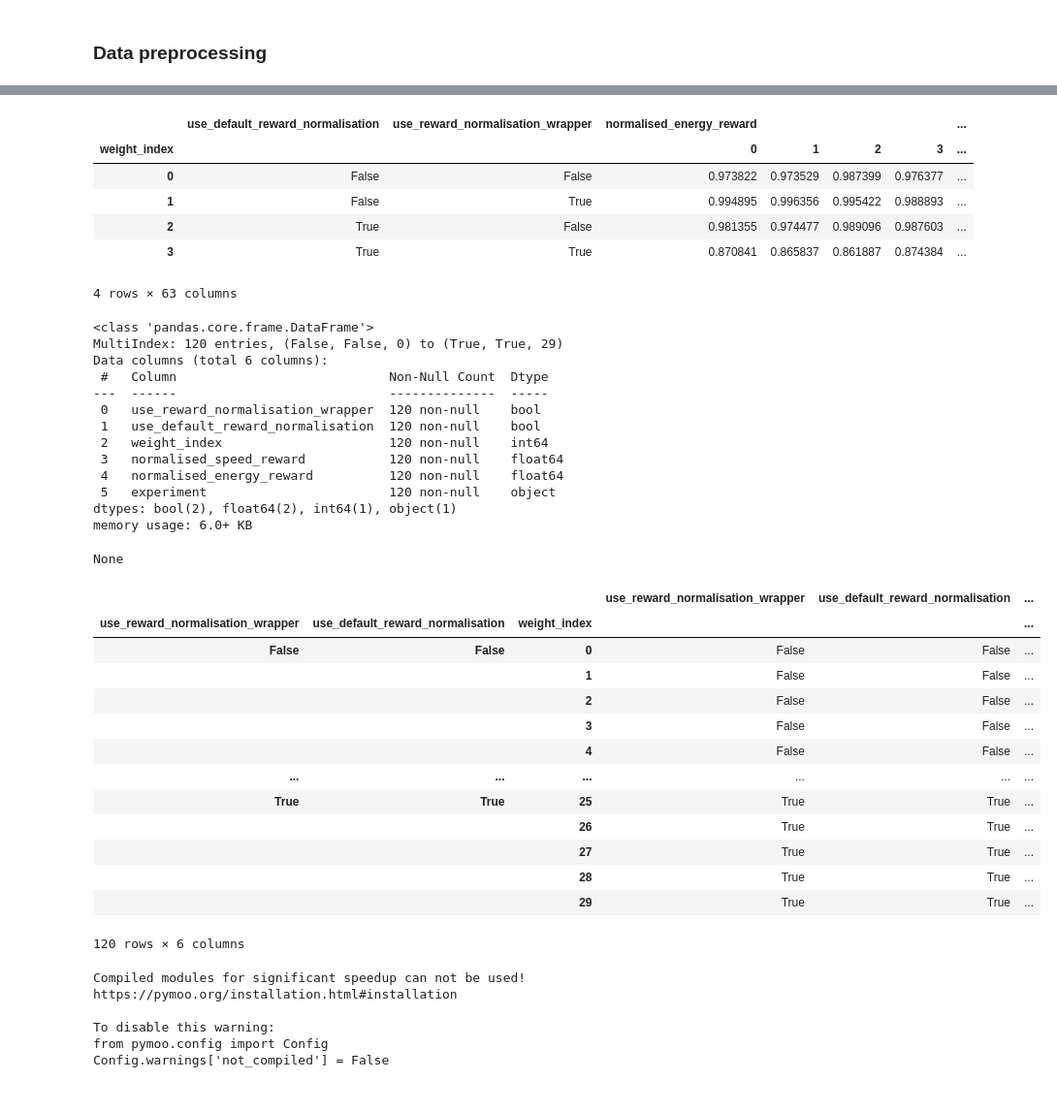
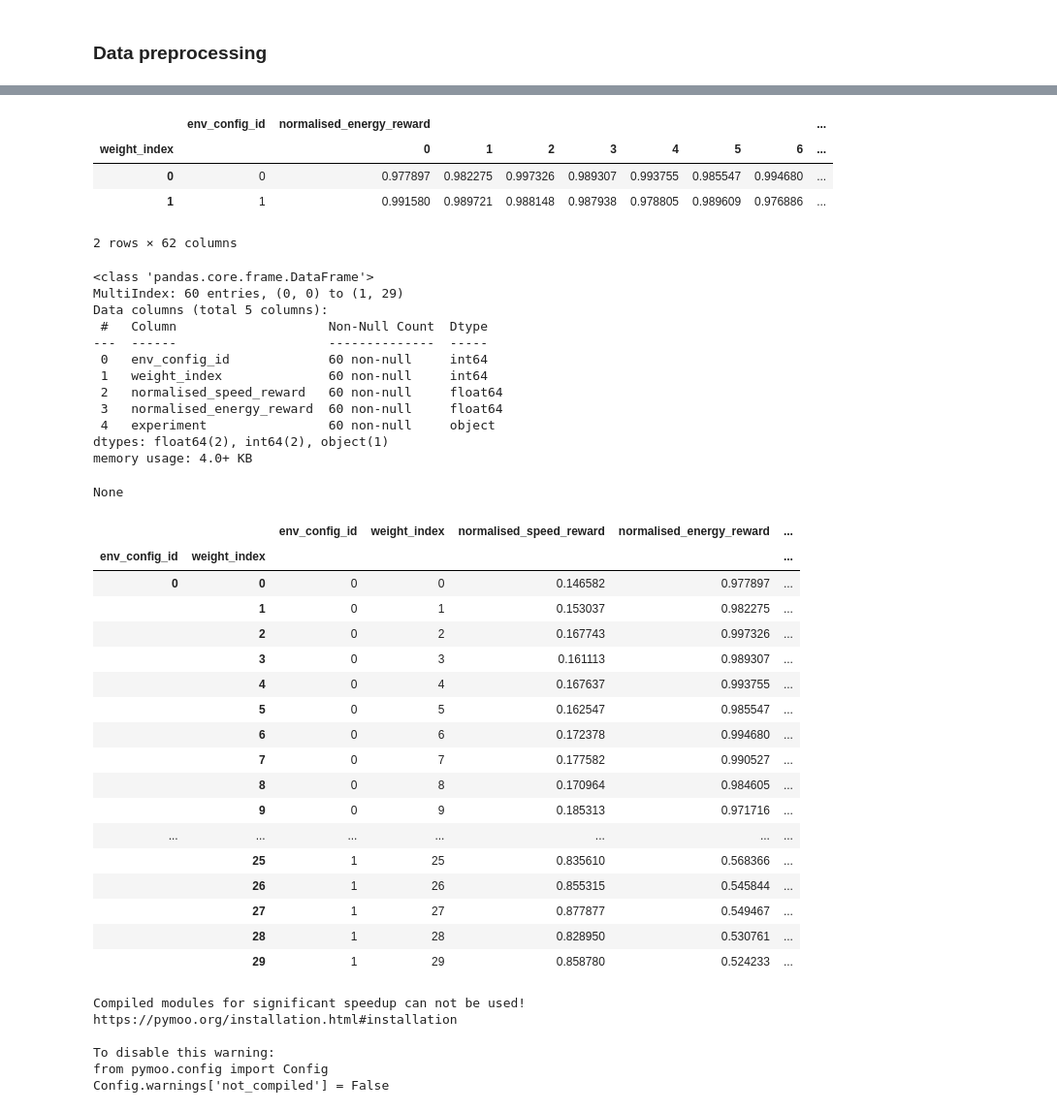
Before and after one commit to whl020406/moma-rl-ad, a Jupyter notebook: test_negative_collision_reward.ipynb, the cells around one changed output, grey strips where cells are left out. Shown: that part at 97% size. Saved outputs shown, nothing was run; the diff lists cells and outputs as text; code cells hidden in the pictures.

```diff
--- a/test_negative_collision_reward.ipynb
+++ b/test_negative_collision_reward.ipynb
@@ -117,6 +117,6 @@ None
 # %%
 #preprocess the dataframe
-multi_index_list = ['use_default_reward_normalisation', 'use_reward_normalisation_wrapper']
+multi_index_list = ["env_config_id"]
 value_list = ['normalised_speed_reward', 'normalised_energy_reward']
 table = pd.pivot_table(df_complete, values=value_list, index=multi_index_list,
                         columns=['weight_index'], aggfunc="mean")
@@ -124,53 +124,54 @@ table = table.reset_index()
 table['experiment_index'] = table.index
 display(table)
 # %% [output]
-|  | use_default_reward_normalisation | use_reward_normalisation_wrapper | normalised_energy_reward |  |  |  | ... |
-| weight_index |  |  | 0 | 1 | 2 | 3 | ... |
-| 0 | False | False | 0.973822 | 0.973529 | 0.987399 | 0.976377 | ... |
-| 1 | False | True | 0.994895 | 0.996356 | 0.995422 | 0.988893 | ... |
-| 2 | True | False | 0.981355 | 0.974477 | 0.989096 | 0.987603 | ... |
-| 3 | True | True | 0.870841 | 0.865837 | 0.861887 | 0.874384 | ... |
+|  | env_config_id | normalised_energy_reward |  |  |  |  |  |  | ... |
+| weight_index |  | 0 | 1 | 2 | 3 | 4 | 5 | 6 | ... |
+| 0 | 0 | 0.977897 | 0.982275 | 0.997326 | 0.989307 | 0.993755 | 0.985547 | 0.994680 | ... |
+| 1 | 1 | 0.991580 | 0.989721 | 0.988148 | 0.987938 | 0.978805 | 0.989609 | 0.976886 | ... |
-4 rows × 63 columns
+2 rows × 62 columns
 # %%
-multi_index_list = ['use_reward_normalisation_wrapper', 'use_default_reward_normalisation', "weight_index"]
+multi_index_list = ['env_config_id', "weight_index"]
 
 grouped_df = df_complete.groupby(multi_index_list)[value_list].mean()
 index = grouped_df.index
 grouped_df = grouped_df.reset_index()
 grouped_df.set_index(index, inplace=True)
 multi_index_list.remove("weight_index")
 grouped_df["experiment"] = grouped_df[multi_index_list].apply(tuple, axis=1)
 display(grouped_df.info())
 display(grouped_df)
 # %% [output]
 <class 'pandas.core.frame.DataFrame'>
-MultiIndex: 120 entries, (False, False, 0) to (True, True, 29)
-Data columns (total 6 columns):
- #   Column                            Non-Null Count  Dtype
----  ------                            --------------  -----
- 0   use_reward_normalisation_wrapper  120 non-null    bool
- 1   use_default_reward_normalisation  120 non-null    bool
- 2   weight_index                      120 non-null    int64
- 3   normalised_speed_reward           120 non-null    float64
- 4   normalised_energy_reward          120 non-null    float64
- 5   experiment                        120 non-null    object
-dtypes: bool(2), float64(2), int64(1), object(1)
-memory usage: 6.0+ KB
+MultiIndex: 60 entries, (0, 0) to (1, 29)
+Data columns (total 5 columns):
+ #   Column                    Non-Null Count  Dtype
+---  ------                    --------------  -----
+ 0   env_config_id             60 non-null     int64
+ 1   weight_index              60 non-null     int64
+ 2   normalised_speed_reward   60 non-null     float64
+ 3   normalised_energy_reward  60 non-null     float64
+ 4   experiment                60 non-null     object
+dtypes: float64(2), int64(2), object(1)
+memory usage: 4.0+ KB
 None
-|  |  |  | use_reward_normalisation_wrapper | use_default_reward_normalisation | ... |
-| use_reward_normalisation_wrapper | use_default_reward_normalisation | weight_index |  |  | ... |
-| False | False | 0 | False | False | ... |
-|  |  | 1 | False | False | ... |
-|  |  | 2 | False | False | ... |
-|  |  | 3 | False | False | ... |
-|  |  | 4 | False | False | ... |
-| ... | ... | ... | ... | ... | ... |
-| True | True | 25 | True | True | ... |
-|  |  | 26 | True | True | ... |
-|  |  | 27 | True | True | ... |
-|  |  | 28 | True | True | ... |
-|  |  | 29 | True | True | ... |
+|  |  | env_config_id | weight_index | normalised_speed_reward | normalised_energy_reward | ... |
+| env_config_id | weight_index |  |  |  |  | ... |
+| 0 | 0 | 0 | 0 | 0.146582 | 0.977897 | ... |
+|  | 1 | 0 | 1 | 0.153037 | 0.982275 | ... |
+|  | 2 | 0 | 2 | 0.167743 | 0.997326 | ... |
+|  | 3 | 0 | 3 | 0.161113 | 0.989307 | ... |
+|  | 4 | 0 | 4 | 0.167637 | 0.993755 | ... |
+|  | 5 | 0 | 5 | 0.162547 | 0.985547 | ... |
+|  | 6 | 0 | 6 | 0.172378 | 0.994680 | ... |
+|  | 7 | 0 | 7 | 0.177582 | 0.990527 | ... |
+|  | 8 | 0 | 8 | 0.170964 | 0.984605 | ... |
+|  | 9 | 0 | 9 | 0.185313 | 0.971716 | ... |
+| ... | ... | ... | ... | ... | ... | ... |
+|  | 25 | 1 | 25 | 0.835610 | 0.568366 | ... |
+|  | 26 | 1 | 26 | 0.855315 | 0.545844 | ... |
+|  | 27 | 1 | 27 | 0.877877 | 0.549467 | ... |
+|  | 28 | 1 | 28 | 0.828950 | 0.530761 | ... |
+|  | 29 | 1 | 29 | 0.858780 | 0.524233 | ... |
-120 rows × 6 columns
 # %%
 nds = NonDominatedSorting()
 value_columns = ["normalised_speed_reward", "normalised_energy_reward"]
```
Also changed, not shown: parts of 7 cells of this notebook, 5 other files.
